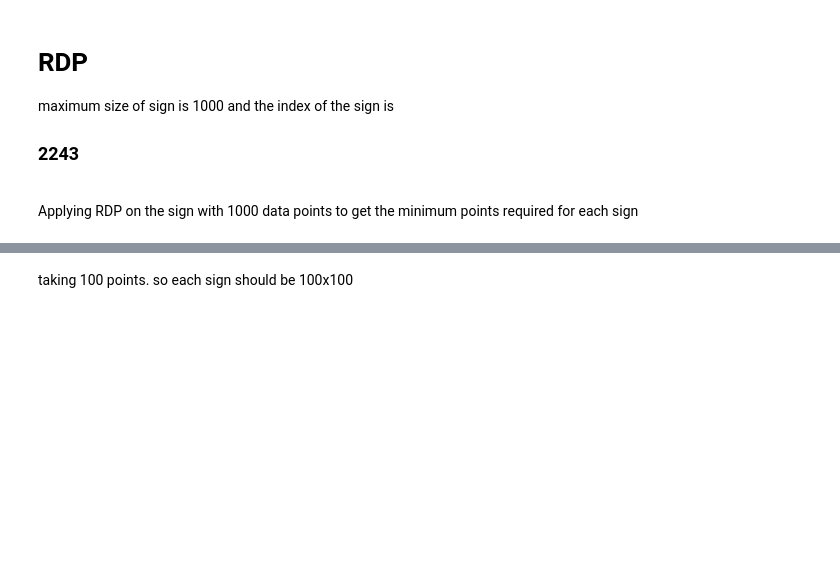
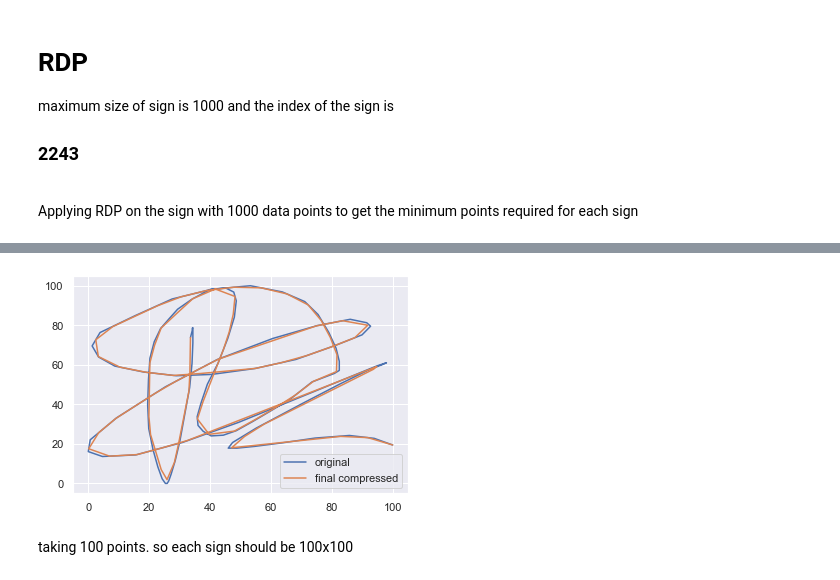
Before and after one commit to k-pratyush/online-signature-verification, a Jupyter notebook: Sign_clean.ipynb, the cells around one changed output, grey strips where cells are left out. Cells and saved outputs as stored; diff of their text form; code cells hidden in the pictures; blank space fills up the shorter version.

```diff
--- a/Sign_clean.ipynb
+++ b/Sign_clean.ipynb
@@ -54,3 +125,26 @@ rdpp(df.X[2243],df.Y[2243])
+# %%
+#data['rdp_x'] = new_x
+#data['rdp_y'] = new_y
+#data.head()
+#plt.figure(figsize=(10,11))
+#plt.subplot(311)
+#plt.plot(data.X[1],data.Y[1])
+#plt.title('Original Sign')
+#plt.subplot(312)
+#plt.plot(data.rdp_x[1],data.rdp_y[1])
+#plt.title('RDP Compressed Sign')
+#plt.subplot(313)
+#plt.plot(dahttps://www.dataschool.io/15-hours-of-expert-machine-learning-videos/ta.new_x[1],data.new_y[1])
+#plt.title('100 point Sign')
+#plt.savefig('.\plots_and_graphs\Compression_of_sign.png', dpi=300, bbox_inches='tight')
+#plt.show()
+plt.plot(data.X[1],data.Y[1])
+plt.plot(data.new_x[1],data.new_y[1])
+plt.legend(['original','final compressed'])
+plt.savefig('.\plots_and_graphs\original_vs_Compressed.png', dpi=300, bbox_inches='tight')
+plt.show()
+# %% [output]
+[figure, added]
 # %% [markdown]
 taking 100 points. so each sign should be 100x100
 # %% [markdown]
```
Also changed, not shown: parts of 41 cells of this notebook, 8 other files.
